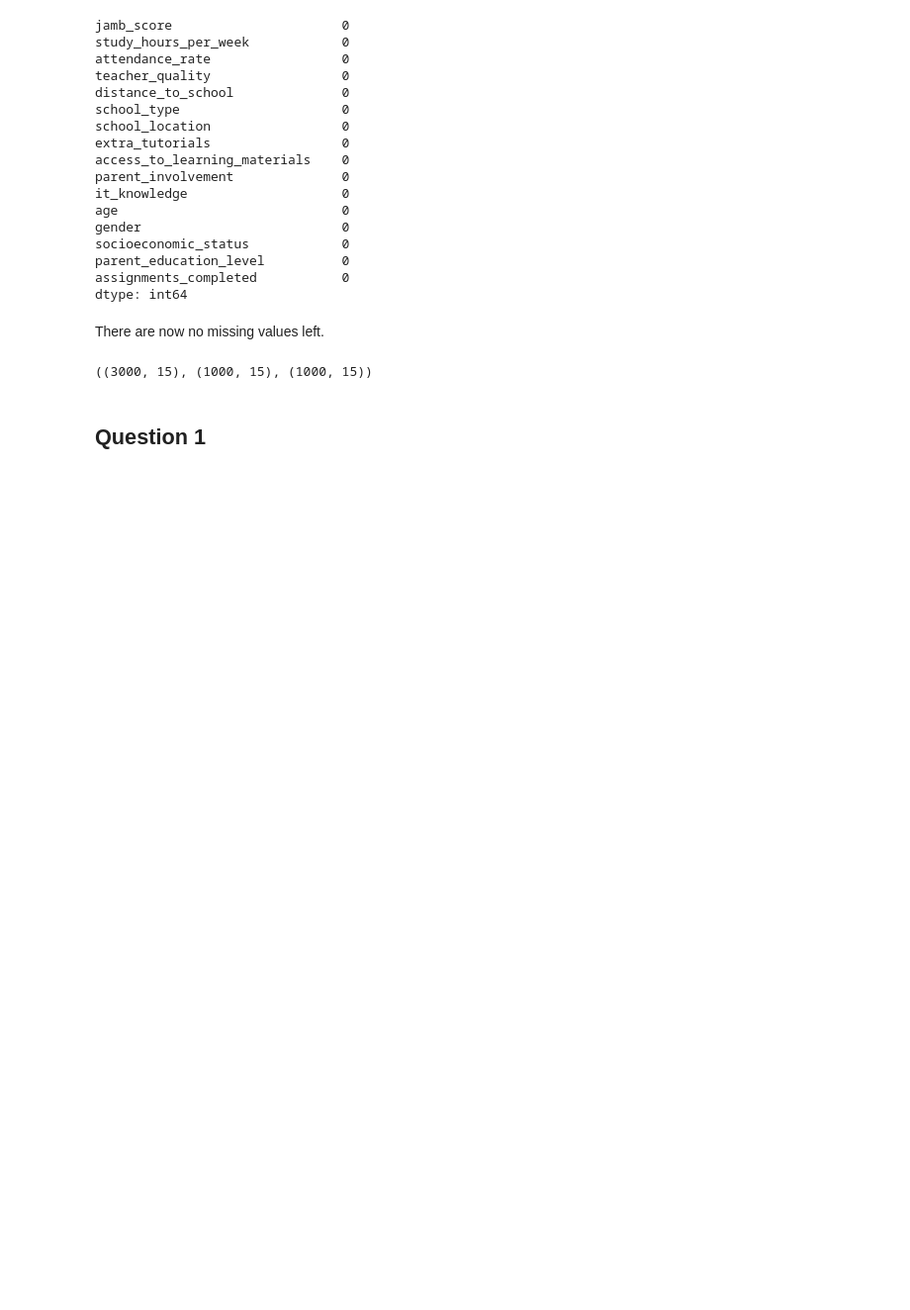
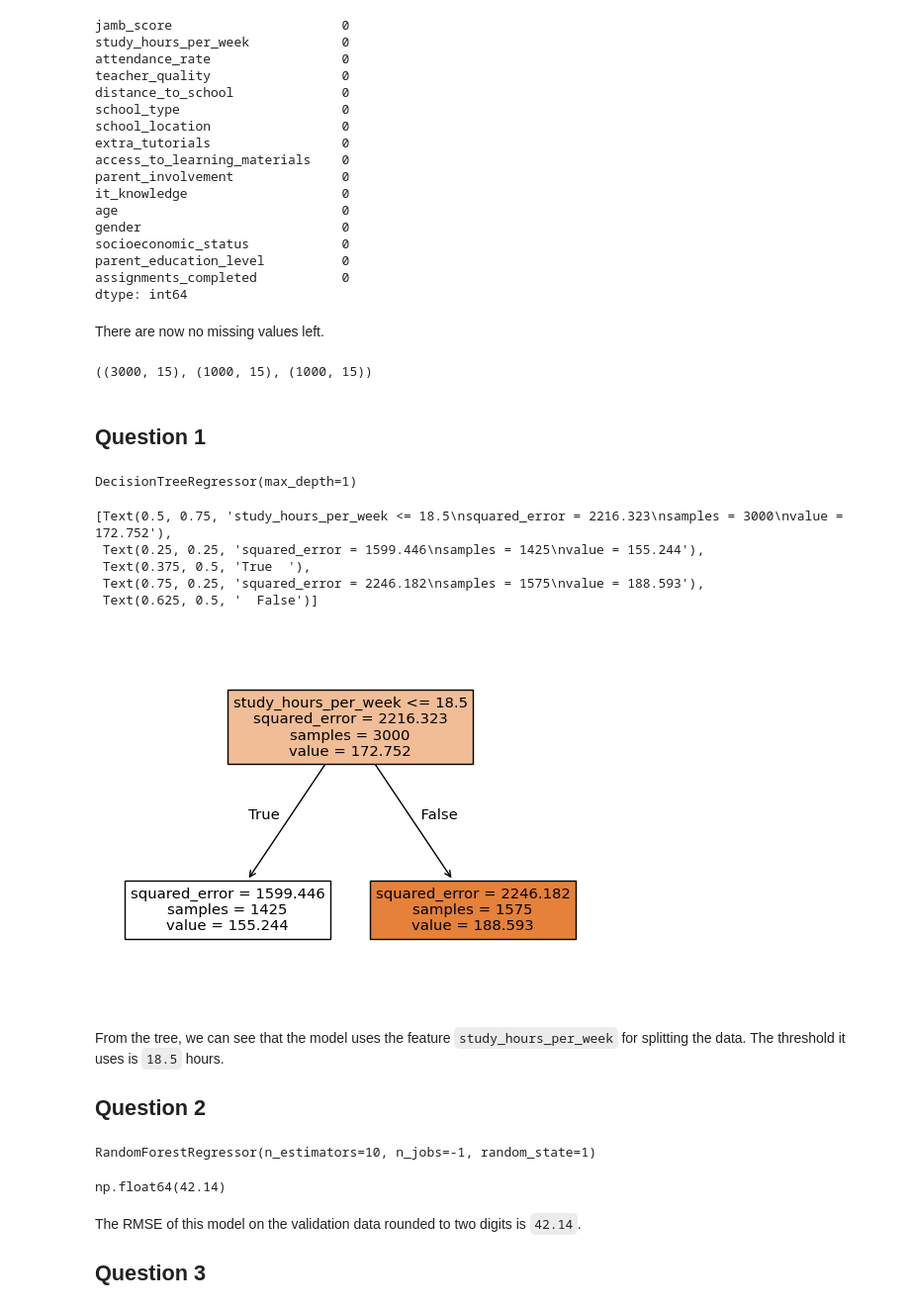
Before and after one commit to fabianjkrueger/ml-zoomcamp, a Jupyter notebook: homework/06-trees/06-trees.ipynb, the cells around one changed output. Shown at 99% size. Cells and saved outputs as stored; diff of their text form; code cells hidden in the pictures; blank space fills up the shorter version.

```diff
--- a/homework/06-trees/06-trees.ipynb
+++ b/homework/06-trees/06-trees.ipynb
@@ -163,3 +171,34 @@ test_dicts = X_test.to_dict(orient="records")
 X_test = dv.transform(test_dicts)
 # %% [markdown]
 ## Question 1
+# %%
+# initialize a tree regression model
+model_q1 = DecisionTreeRegressor(max_depth=1)
+
+# fit the model
+model_q1.fit(X_train, y_train)
+# %% [output]
+DecisionTreeRegressor(max_depth=1)
+# %%
+# display the tree
+tree.plot_tree(model_q1, feature_names=dv.get_feature_names_out(), filled=True)
+# %% [output]
+[Text(0.5, 0.75, 'study_hours_per_week <= 18.5\nsquared_error = 2216.323\nsamples = 3000\nvalue = 172.752'),
+ Text(0.25, 0.25, 'squared_error = 1599.446\nsamples = 1425\nvalue = 155.244'),
+ Text(0.375, 0.5, 'True  '),
+ Text(0.75, 0.25, 'squared_error = 2246.182\nsamples = 1575\nvalue = 188.593'),
+ Text(0.625, 0.5, '  False')]
+[figure, added]
+# %% [markdown]
+From the tree, we can see that the model uses the feature `study_hours_per_week` for splitting the data.
+The threshold it uses is `18.5` hours.
+
+## Question 2
+# %%
+# initialize a new model for question 2
+model_q2 = RandomForestRegressor(n_estimators=10, random_state=1, n_jobs=-1)
+
+# fit the model
+model_q2.fit(X_train, y_train)
+# %% [output]
+RandomForestRegressor(n_estimators=10, n_jobs=-1, random_state=1)
@@ -165,0 +208,11 @@ X_test = dv.transform(test_dicts)
+# %%
+# calculate RMSE on the val data
+rmse_val_q2 = root_mean_squared_error(y_val, y_pred_q2)
+# display the RMSE rounded to three digits
+round(rmse_val_q2, 2)
+# %% [output]
+np.float64(42.14)
+# %% [markdown]
+The RMSE of this model on the validation data rounded to two digits is `42.14`.
+
+## Question 3
```
Also changed, not shown: parts of 31 cells of this notebook.
